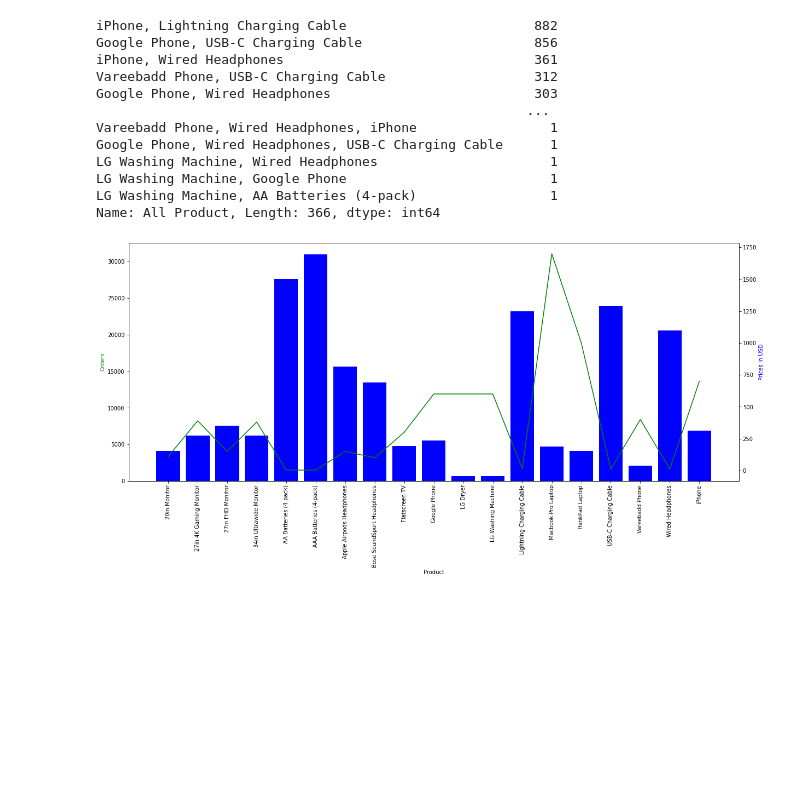
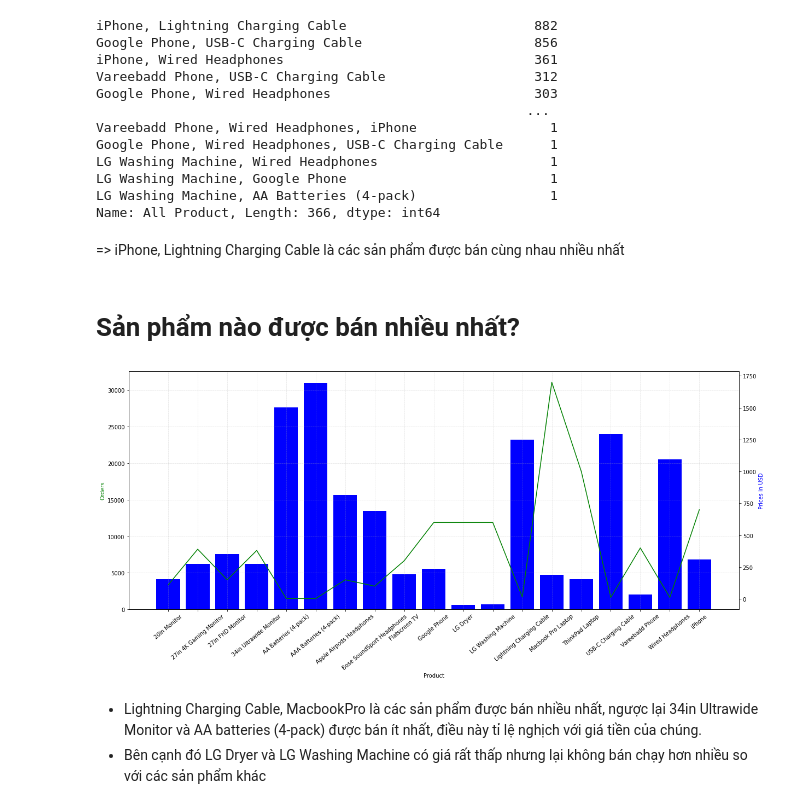
Before and after one commit to NQP27/report-sales-pandas, a Jupyter notebook: repotingSales2023.ipynb, the cells around one changed output. Saved outputs shown, nothing was run; the diff lists cells and outputs as text; code cells hidden in the pictures; blank space fills up the shorter version.

```diff
--- a/repotingSales2023.ipynb
+++ b/repotingSales2023.ipynb
@@ -354,21 +405,29 @@ LG Washing Machine, Wired Headphones                      1
 LG Washing Machine, Google Phone                          1
 LG Washing Machine, AA Batteries (4-pack)                 1
 Name: All Product, Length: 366, dtype: int64
+# %% [markdown]
+=> iPhone, Lightning Charging Cable là các sản phẩm được bán cùng nhau nhiều nhất
+# %% [markdown]
+# Sản phẩm nào được bán nhiều nhất?
 # %%
 orders_per_product = df.groupby('Product')['Quantity Ordered'].sum()
 prices_per_product = df.groupby('Product')['Price Each'].mean()
 product_ls = [product for product, order in orders_per_product.items()]
 x = product_ls
 y1 = orders_per_product
 y2 = prices_per_product
 fig, ax1 = plt.subplots(figsize=(20,8))
 ax2 = ax1.twinx()
 ax1.bar(x, y1, color='b')
 ax2.plot(x, y2, c='g')
 ax1.set_xlabel('Product')
 ax1.set_ylabel('Orders', color='g')
-ax1.set_xticklabels(product_ls, rotation=90)
+ax1.set_xticklabels(product_ls, rotation=40)
+ax1.grid(ls=':', lw=0.5) #Thêm lưới
 ax2.set_ylabel('Prices in USD', color='b')
 plt.show()
 # %% [output]
-[figure, old version]
+[figure, new version]
+# %% [markdown]
+- Lightning Charging Cable, MacbookPro là các sản phẩm được bán nhiều nhất, ngược lại 34in Ultrawide Monitor và AA batteries (4-pack) được bán ít nhất, điều này tỉ lệ nghịch với giá tiền của chúng.
+- Bên cạnh đó LG Dryer và LG Washing Machine có giá rất thấp nhưng lại không bán chạy hơn nhiều so với các sản phẩm khác
```
Also changed, not shown: parts of 14 cells of this notebook.
